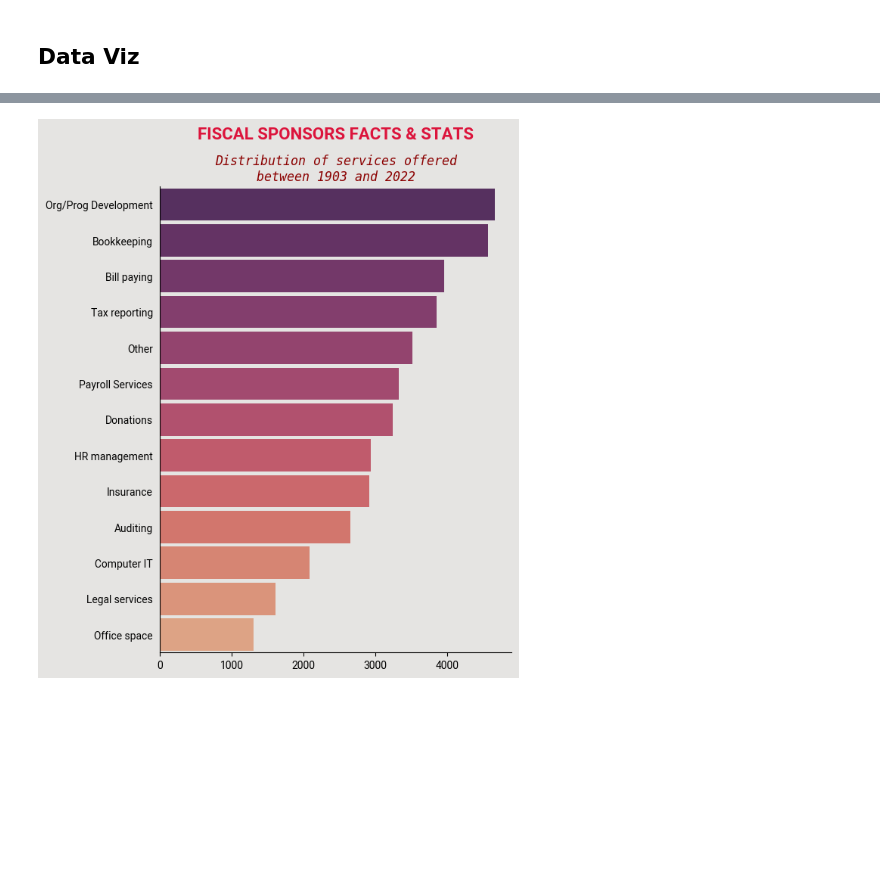
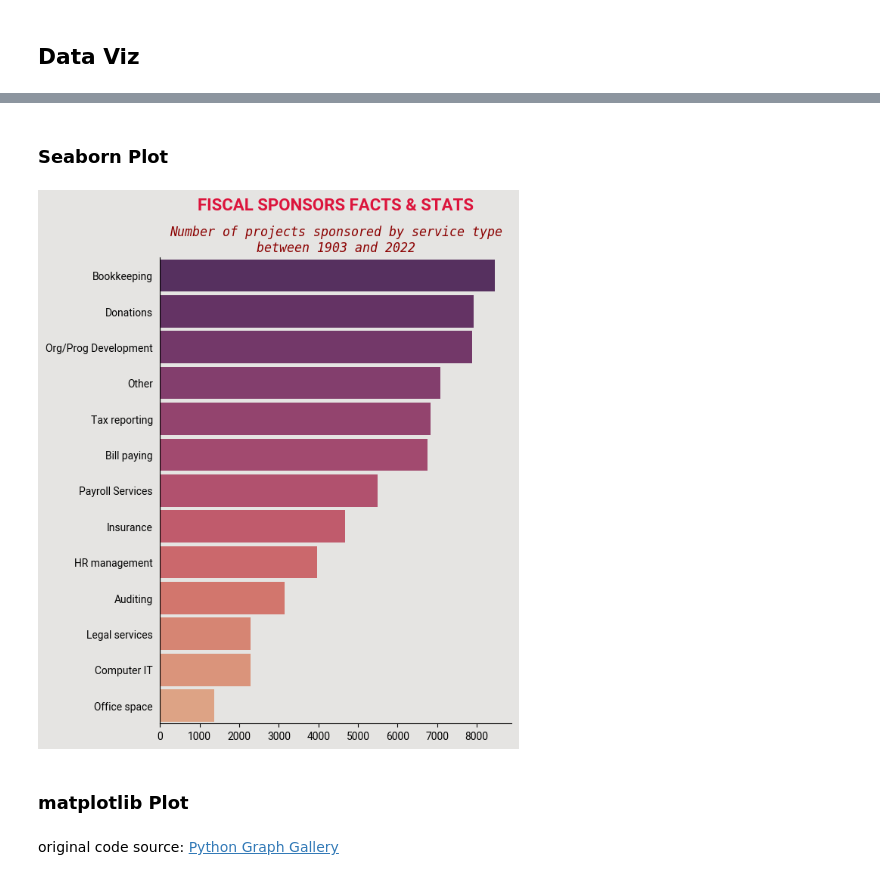
Before and after one commit to birusod/Projects2024, a Jupyter notebook: PyDocs/W11_FiscalSponsors/w11_fiscal_sponsor.ipynb, the cells around one changed output, grey strips where cells are left out. Drawn from its saved outputs; the diff is of its cells as text; code cells hidden in the pictures; blank space fills up the shorter version.

Commit message:
w11 Python code 2

```diff
--- a/PyDocs/W11_FiscalSponsors/w11_fiscal_sponsor.ipynb
+++ b/PyDocs/W11_FiscalSponsors/w11_fiscal_sponsor.ipynb
@@ -44,5 +57,12 @@ dfr.head()
 # %%
-by_services = dfr['services'].value_counts()
-by_services_sorted = dfr['services'].value_counts().reset_index().sort_values('count', ascending=False)
+
+by_services_sorted = (
+    dfr
+    .groupby(['name', 'services',])['total'].mean()
+    .reset_index()
+    .groupby('services')['total'].sum()
+    .reset_index()
+    .sort_values('total', ascending=False)
+)
 by_services_sorted.head(3)
 # %% [output]
@@ -60,36 +100,42 @@ by_services.plot(kind  = 'barh')
+# %% [markdown]
+### Seaborn Plot
 # %%
 fig, ax = plt.subplots(1, 1, num=1, figsize=(6, 8),  facecolor="#E5E4E2")
 mid = (fig.subplotpars.right + fig.subplotpars.left)/2
 
 services = by_services_sorted["services"]
-cnt = by_services_sorted["count"]
+cnt = by_services_sorted["total"]
 
 palette = sns.color_palette("flare", n_colors=len(services))
 palette.reverse()
 
 sns.barplot(x=cnt, y=services,
             hue=services,
             palette=palette,
             width=0.9,
             ax=ax)
 
 ax.set_facecolor("#E5E4E2")
 
 
 ax.spines['top'].set_visible(False)
 ax.spines['right'].set_visible(False)
 
 fig.suptitle('FISCAL SPONSORS FACTS & STATS', size=16, x=mid, color = 'crimson', weight='bold') # or fontweight
 
 titlefont = {'family':'monospace', 'color':'darkred', 'size':12,}
 ax.set_title(
-    'Distribution of services offered\nbetween 1903 and 2022',
+    'Number of projects sponsored by service type\nbetween 1903 and 2022',
     fontdict  = titlefont,
     style='italic')
 
 ax.set_xlabel(""), ax.set_ylabel("")
 plt.tick_params(axis='y',  which='both',  left=False,  labelbottom=True)
 
 plt.show()
 # %% [output]
-[figure, old version]
+[figure, new version]
+# %% [markdown]
+### matplotlib Plot
+# %% [markdown]
+original code source: [Python Graph Gallery](https://python-graph-gallery.com/web-barplot-with-annotations-and-arrows/)
```
Also changed, not shown: parts of 9 cells of this notebook.
